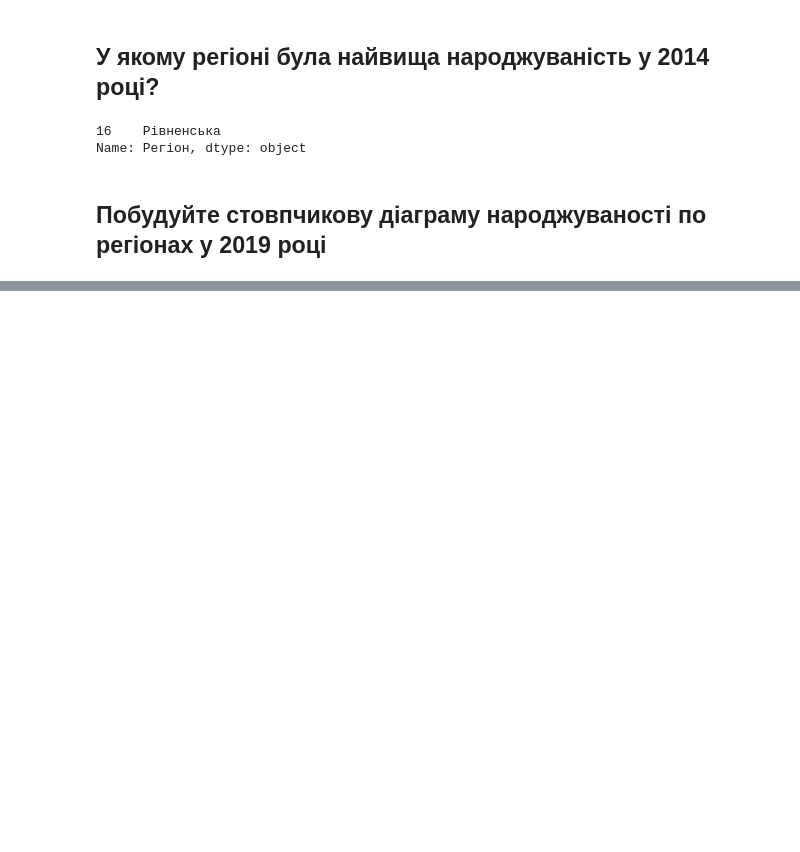
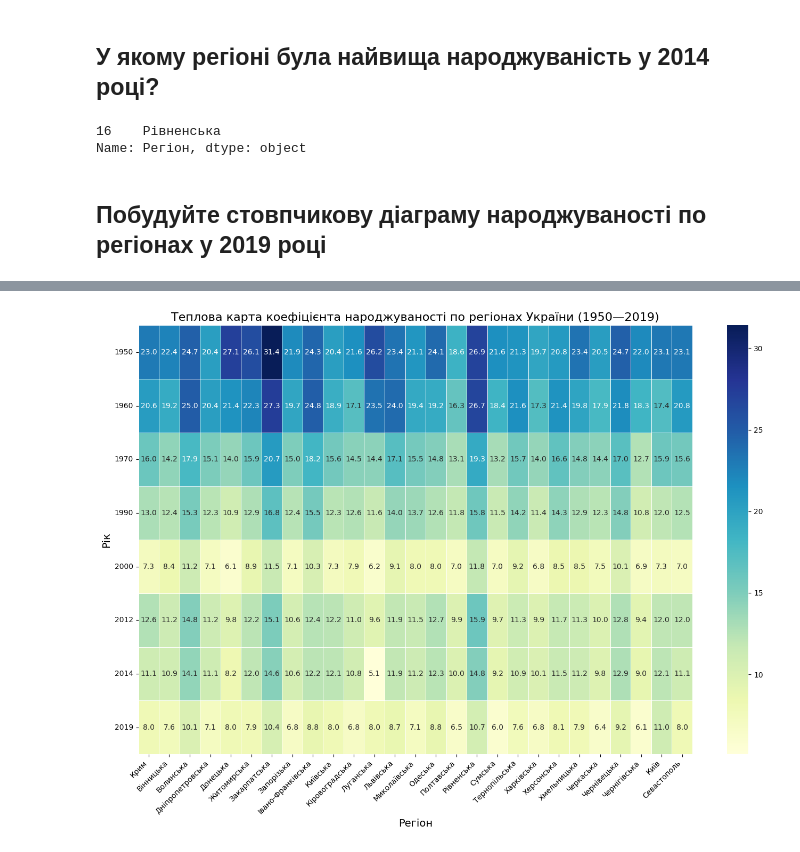
Before and after one commit to OleksiyM/Data_Science, a Jupyter notebook: Module_02/Hw2.1.ipynb, the cells around one changed output, grey strips where cells are left out. Cells and saved outputs as stored; diff of their text form; code cells hidden in the pictures; blank space fills up the shorter version.

```diff
--- a/Module_02/Hw2.1.ipynb
+++ b/Module_02/Hw2.1.ipynb
@@ -190,0 +206,13 @@ plt.show()
+# %%
+heatmap_data = df.set_index('Регіон').T
+plt.figure(figsize=(14, 10))
+sns.heatmap(heatmap_data, cmap='YlGnBu', linewidths=.5, annot=True, fmt=".1f")
+plt.title('Теплова карта коефіцієнта народжуваності по регіонах України (1950—2019)', fontsize=16)
+plt.xlabel('Регіон', fontsize=14)
+plt.ylabel('Рік', fontsize=14)
+plt.xticks(rotation=45, ha="right")
+plt.yticks(rotation=0)
+plt.tight_layout()
+plt.show()
+# %% [output]
+[figure, added]
```
Also changed, not shown: parts of 5 cells of this notebook.
